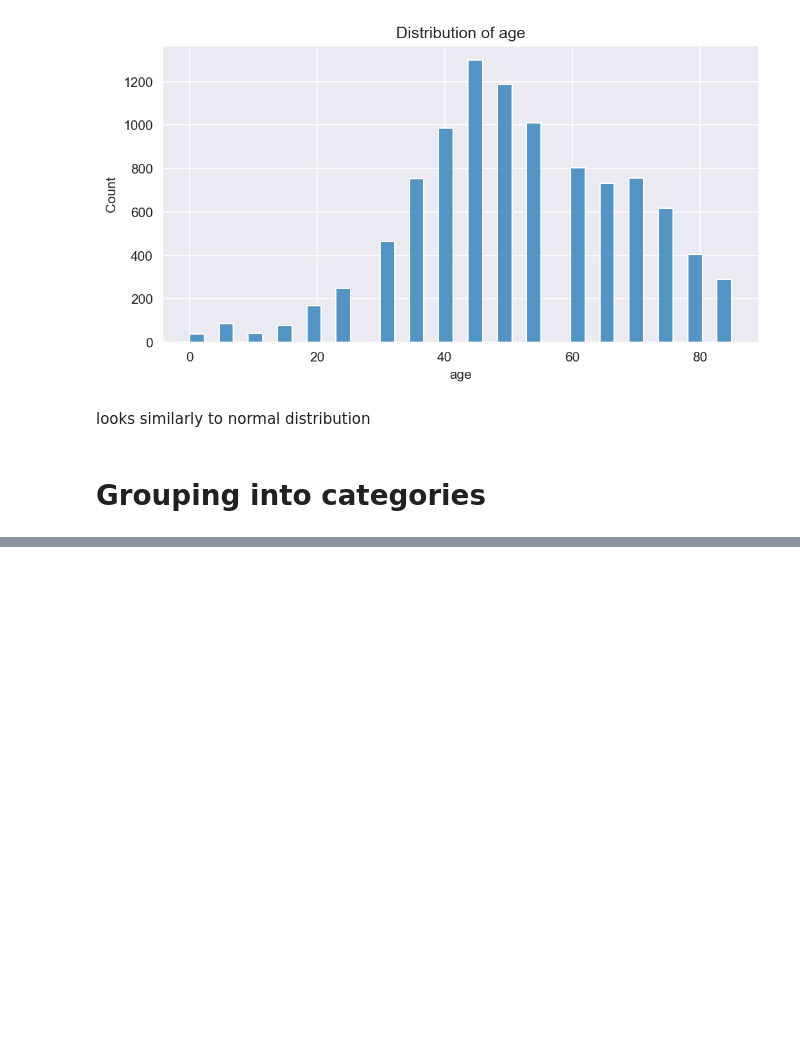
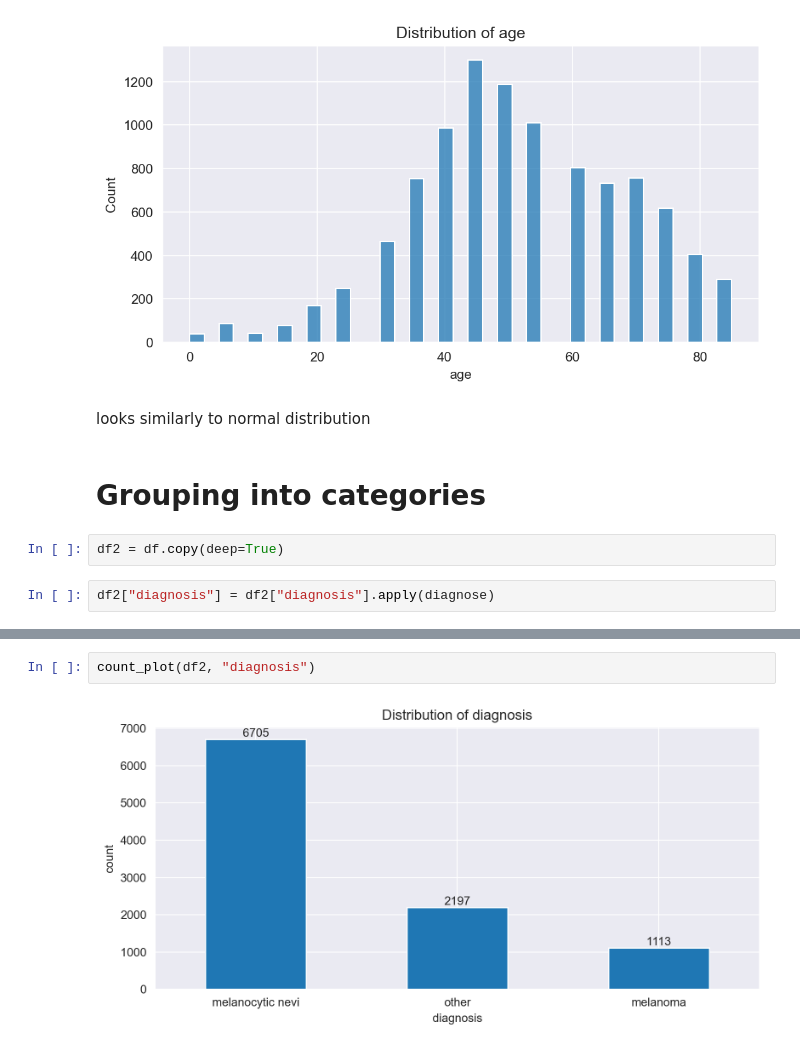
Before and after one commit to natix-x/Skin-cancer-prediction, a Jupyter notebook: metadata_analysis.ipynb, the cells around one changed output, grey strips where cells are left out. Saved outputs shown, nothing was run; the diff lists cells and outputs as text; blank space fills up the shorter version.

```diff
--- a/metadata_analysis.ipynb
+++ b/metadata_analysis.ipynb
@@ -138,3 +120,7 @@ plt.title("Distribution of age");
 looks similarly to normal distribution
 # %% [markdown]
 # Grouping into categories
+# %%
+df2 = df.copy(deep=True)
+# %%
+df2["diagnosis"] = df2["diagnosis"].apply(diagnose)
@@ -140,0 +135,4 @@ looks similarly to normal distribution
+# %%
+count_plot(df2, "diagnosis")
+# %% [output]
+[figure, added]
```
Also changed, not shown: parts of 9 cells of this notebook.
